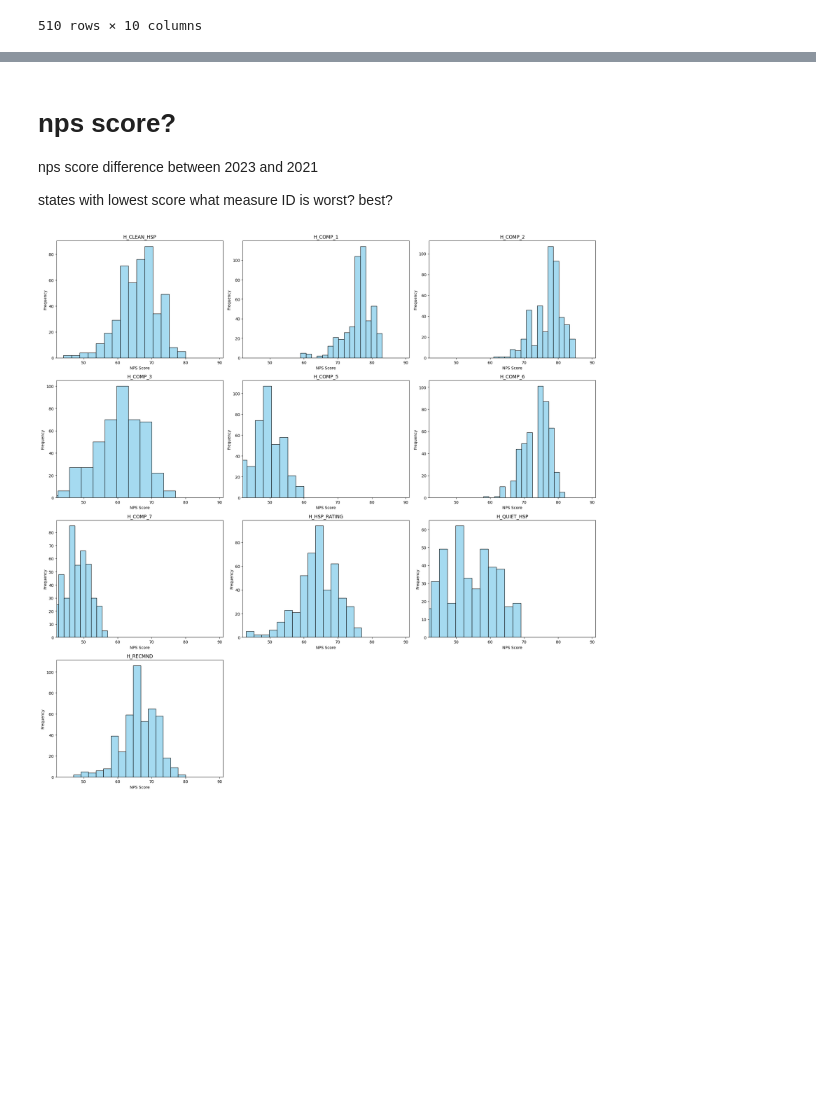
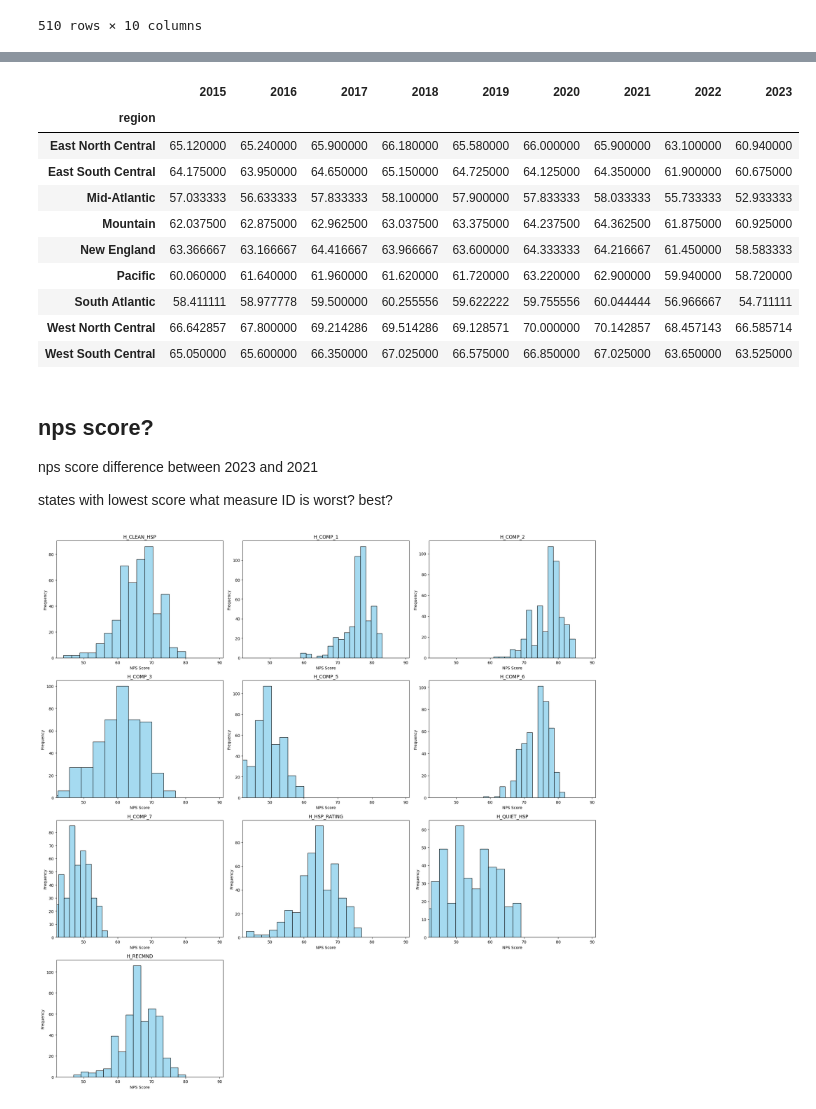
Before and after one commit to andyguo0228/maven_healthcare, a Jupyter notebook: maven_healthcare.ipynb, the cells around one changed output, grey strips where cells are left out. Saved outputs shown, nothing was run; the diff lists cells and outputs as text; code cells hidden in the pictures; blank space fills up the shorter version.

```diff
--- a/maven_healthcare.ipynb
+++ b/maven_healthcare.ipynb
@@ -270,0 +257,5 @@ df_change
+# %%
+region = pd.read_csv('data_tables/states.csv')
+region.columns = region.columns.str.lower().str.replace(' ', '_')
+
+region.head()
@@ -270,0 +285,3 @@ df_change
+# %%
+df_region = pd.merge(df_nps, region, on='state', how='left')
+df_region.head()
@@ -271,5 +295,20 @@ df_change
+# %%
+years = df_region.columns[2:-2].tolist()
+df_region.groupby('region')[years].mean()
+# %% [output]
+|  | 2015 | 2016 | 2017 | 2018 | 2019 | 2020 | 2021 | 2022 | 2023 |
+| region |  |  |  |  |  |  |  |  |  |
+| East North Central | 65.120000 | 65.240000 | 65.900000 | 66.180000 | 65.580000 | 66.000000 | 65.900000 | 63.100000 | 60.940000 |
+| East South Central | 64.175000 | 63.950000 | 64.650000 | 65.150000 | 64.725000 | 64.125000 | 64.350000 | 61.900000 | 60.675000 |
+| Mid-Atlantic | 57.033333 | 56.633333 | 57.833333 | 58.100000 | 57.900000 | 57.833333 | 58.033333 | 55.733333 | 52.933333 |
+| Mountain | 62.037500 | 62.875000 | 62.962500 | 63.037500 | 63.375000 | 64.237500 | 64.362500 | 61.875000 | 60.925000 |
+| New England | 63.366667 | 63.166667 | 64.416667 | 63.966667 | 63.600000 | 64.333333 | 64.216667 | 61.450000 | 58.583333 |
+| Pacific | 60.060000 | 61.640000 | 61.960000 | 61.620000 | 61.720000 | 63.220000 | 62.900000 | 59.940000 | 58.720000 |
+| South Atlantic | 58.411111 | 58.977778 | 59.500000 | 60.255556 | 59.622222 | 59.755556 | 60.044444 | 56.966667 | 54.711111 |
+| West North Central | 66.642857 | 67.800000 | 69.214286 | 69.514286 | 69.128571 | 70.000000 | 70.142857 | 68.457143 | 66.585714 |
+| West South Central | 65.050000 | 65.600000 | 66.350000 | 67.025000 | 66.575000 | 66.850000 | 67.025000 | 63.650000 | 63.525000 |
 # %% [markdown]
-# nps score?
+## nps score?
 nps score difference between 2023 and 2021
 
 states with lowest score
```
Also changed, not shown: parts of 13 cells of this notebook, 1 other file.
